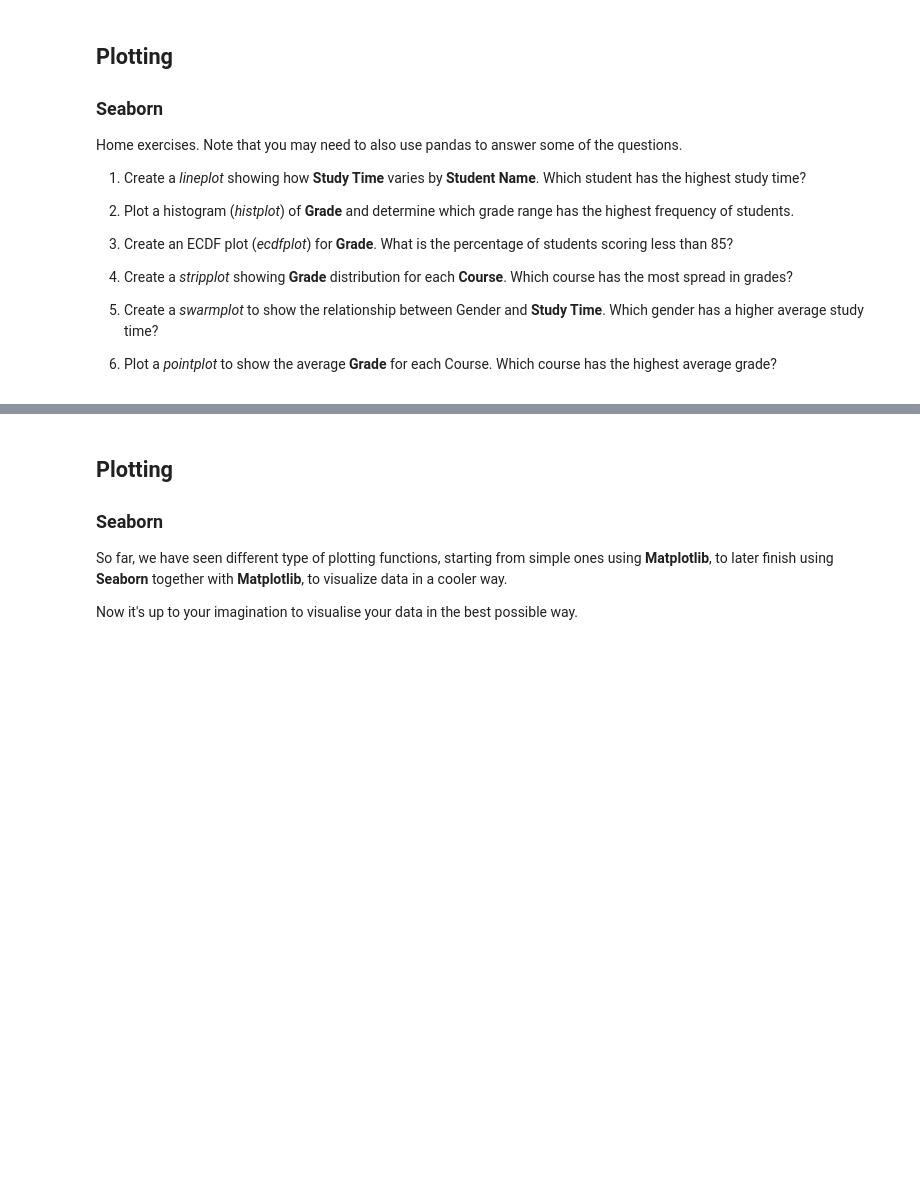
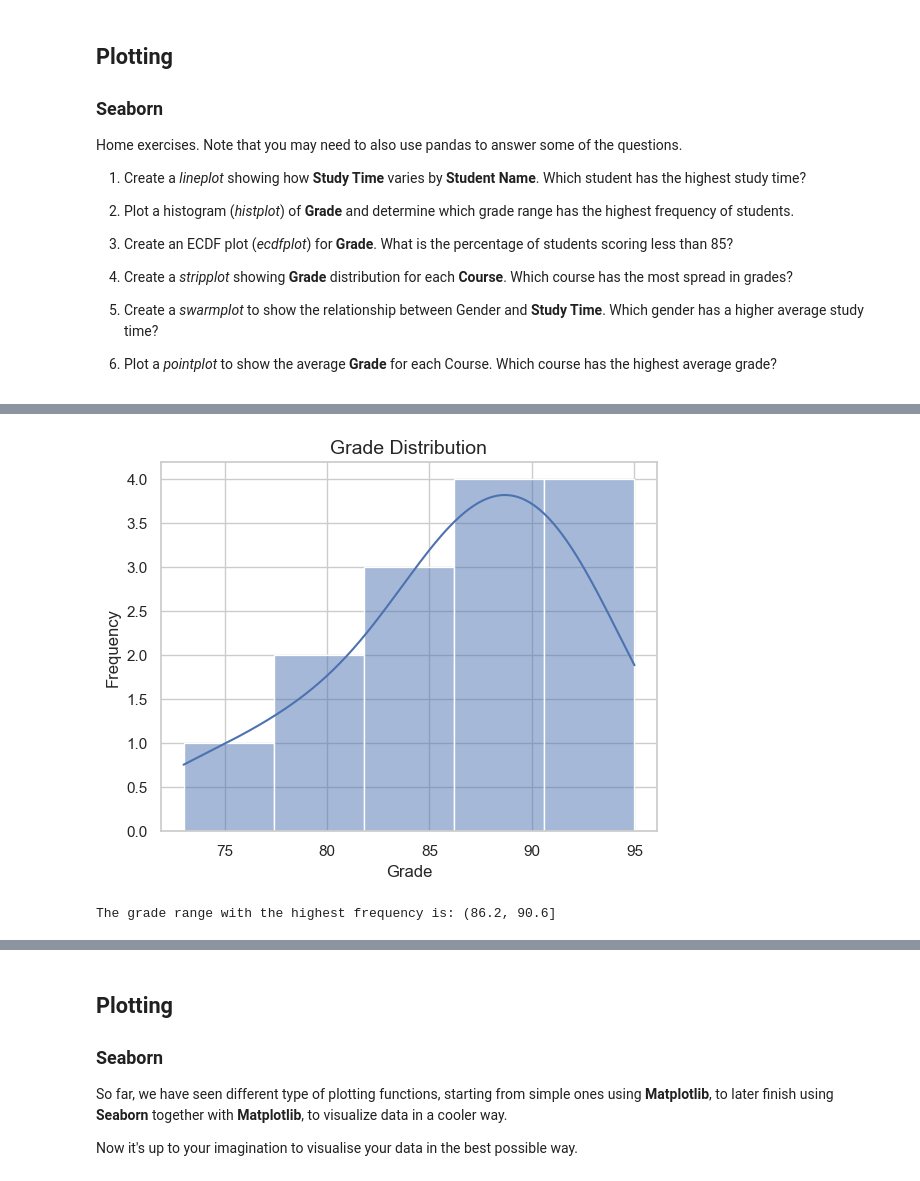
Before and after one commit to konpap01/Python-for-Data-Science, a Jupyter notebook: Session-8/Assignment_8.ipynb, the cells around one changed output, grey strips where cells are left out. Saved outputs shown, nothing was run; the diff lists cells and outputs as text; code cells hidden in the pictures; blank space fills up the shorter version.

```diff
--- a/Session-8/Assignment_8.ipynb
+++ b/Session-8/Assignment_8.ipynb
@@ -886,0 +992,14 @@ Home exercises. Note that you may need to also use pandas to answer some of the
+# %%
+# Exercise 2: Create a histogram of Grade, determine which grade range has the highest frequency of students.
+sns.histplot(data=df, x='Grade', bins=5, kde=True)
+plt.title('Grade Distribution', fontsize=14)
+plt.xlabel('Grade', fontsize=12)
+plt.ylabel('Frequency', fontsize=12)
+plt.show()
+
+grade_counts = pd.cut(df['Grade'], bins=5).value_counts()
+most_frequent_range = grade_counts.idxmax()
+print(f"The grade range with the highest frequency is: {most_frequent_range}")
+# %% [output]
+[figure, added]
+The grade range with the highest frequency is: (86.2, 90.6]
```
Also changed, not shown: parts of 46 cells of this notebook.
